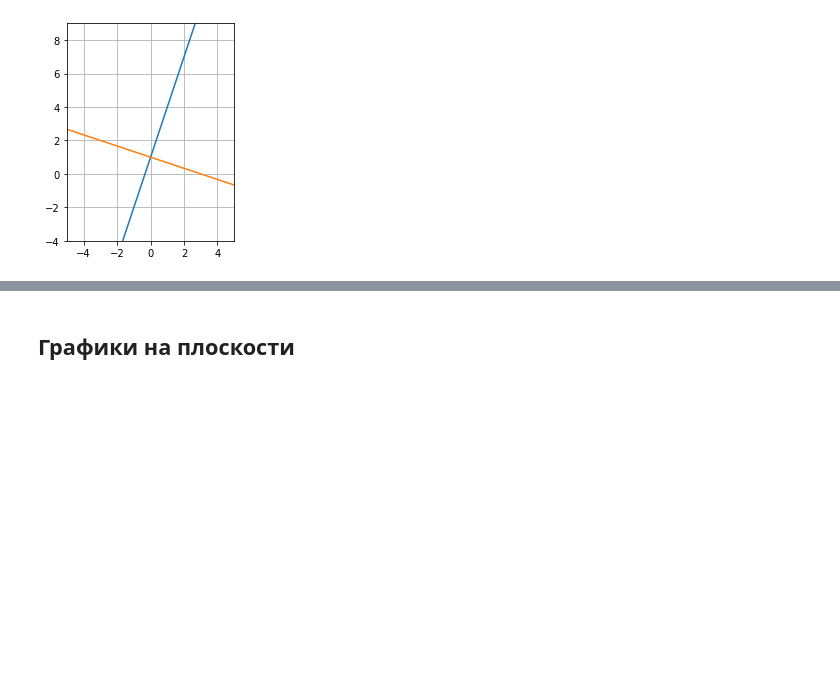
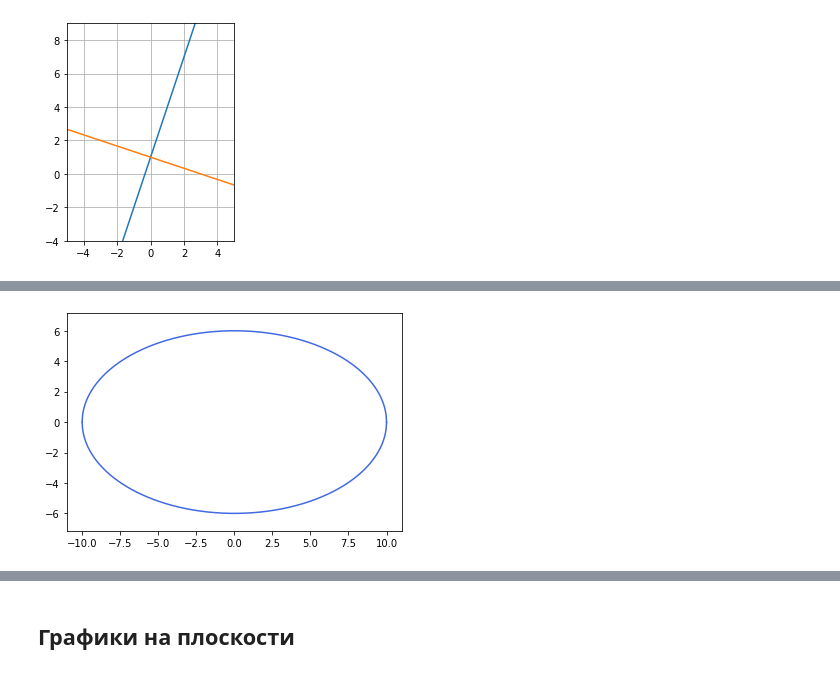
Before and after one commit to dimireme/advanced_math_gb_course, a Jupyter notebook: lesson_3.ipynb, the cells around one changed output, grey strips where cells are left out. Cells and saved outputs as stored; diff of their text form; code cells hidden in the pictures; blank space fills up the shorter version.

```diff
--- a/lesson_3.ipynb
+++ b/lesson_3.ipynb
@@ -26,0 +61,12 @@ plt.draw()
+# %%
+# график эллипса
+a = 10
+b = 6
+x = np.linspace(-a, a, 1000)
+y1 = b*np.sqrt(1 - (x/a)**2)
+y2 = -b*np.sqrt(1 - (x/a)**2)
+plt.axis('equal')
+plt.plot(x, y1, 'royalblue', x, y2, 'royalblue')
+plt.show()
+# %% [output]
+[figure, added]
```
Also changed, not shown: parts of 21 cells of this notebook.
